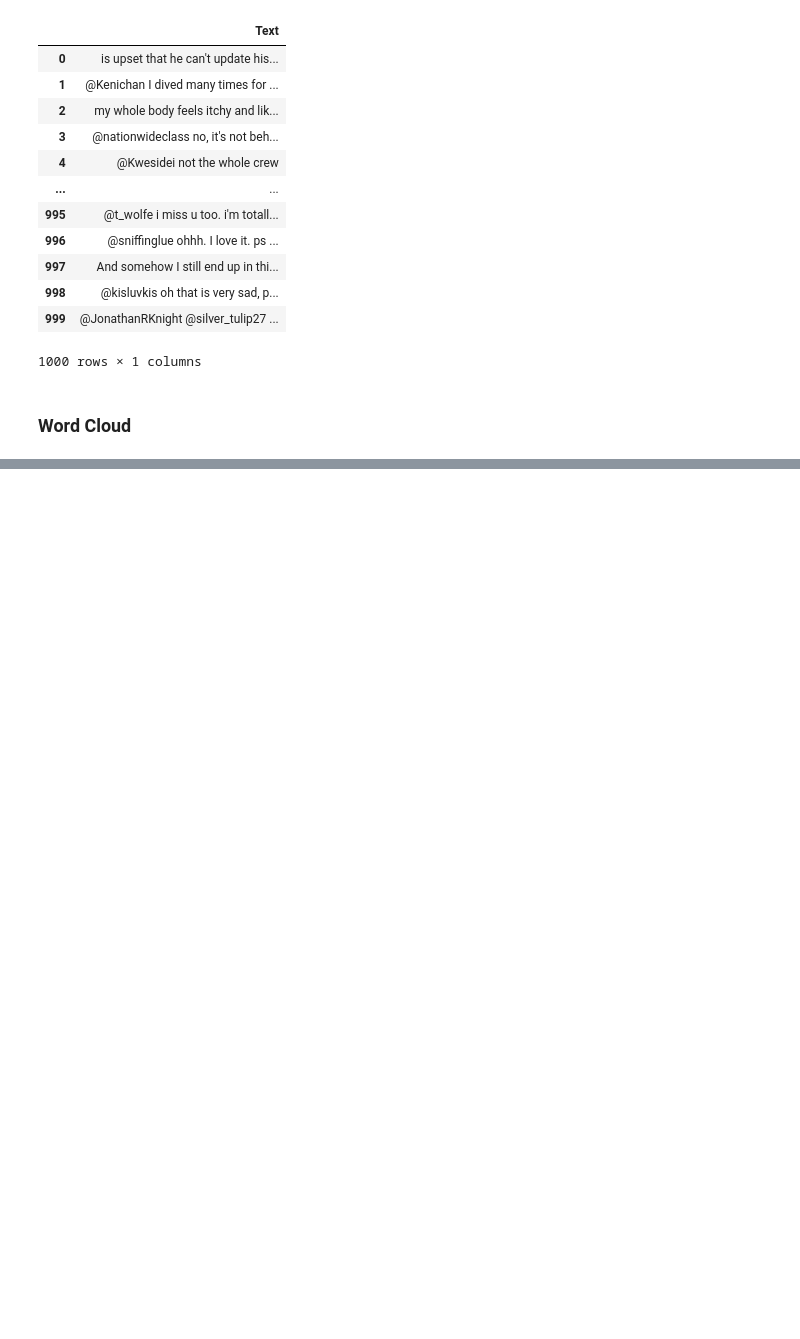
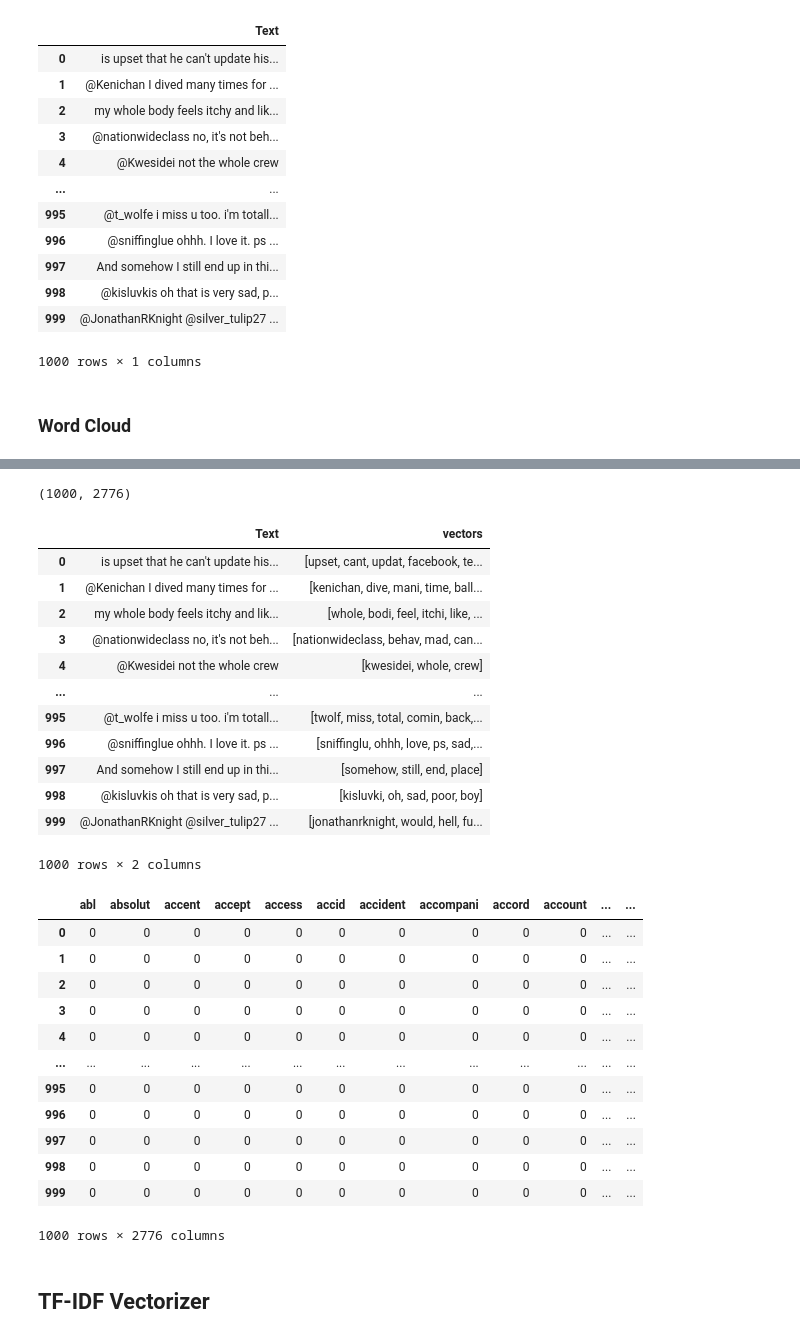
Before and after one commit to NLP-Natural-Language-Processing/3-Cosine_Similarity_TF_IDF, a Jupyter notebook: Tweets | NLP Cosine Similarity | TF-IDF.ipynb, the cells around one changed output, grey strips where cells are left out. Saved outputs shown, nothing was run; the diff lists cells and outputs as text; code cells hidden in the pictures; blank space fills up the shorter version.

```diff
--- a/Tweets | NLP Cosine Similarity | TF-IDF.ipynb
+++ b/Tweets | NLP Cosine Similarity | TF-IDF.ipynb
@@ -77,0 +138,3 @@ df
+# %%
+df['vectors'] = df_clean_text['clean_text'].apply(remove_stopwords)
+df.head()
@@ -77,0 +155,9 @@ df
+# %%
+def custom_token(text):
+    # specific format to feed into count vectorizer and tf-idf
+    result = text.split(' ')
+    return result
+# %%
+# see example of format that we need to feed into count vectorization and tf-idf
+corpus = [' '.join(words) for words in df['vectors']]
+corpus[:2]
@@ -77,0 +169,5 @@ df
+# %%
+# Initialize the CountVectorizer with custom token
+count_vectorizer = CountVectorizer(tokenizer=custom_token)
+# Fit the vectorizer and transform the text into a term-document matrix
+count_vect = count_vectorizer.fit_transform(corpus)
@@ -77,0 +189,39 @@ df
+# %%
+count_vect.toarray().shape
+# %% [output]
+(1000, 2776)
+# %%
+df_count_vect = pd.DataFrame(count_vect.toarray(),
+                             columns=count_vectorizer.get_feature_names_out(),
+                             )
+display(df)
+display(df_count_vect)
+# %% [output]
+|  | Text | vectors |
+| 0 | is upset that he can't update his... | [upset, cant, updat, facebook, te... |
+| 1 | @Kenichan I dived many times for ... | [kenichan, dive, mani, time, ball... |
+| 2 | my whole body feels itchy and lik... | [whole, bodi, feel, itchi, like, ... |
+| 3 | @nationwideclass no, it's not beh... | [nationwideclass, behav, mad, can... |
+| 4 | @Kwesidei not the whole crew | [kwesidei, whole, crew] |
+| ... | ... | ... |
+| 995 | @t_wolfe i miss u too. i'm totall... | [twolf, miss, total, comin, back,... |
+| 996 | @sniffinglue ohhh. I love it. ps ... | [sniffinglu, ohhh, love, ps, sad,... |
+| 997 | And somehow I still end up in thi... | [somehow, still, end, place] |
+| 998 | @kisluvkis oh that is very sad, p... | [kisluvki, oh, sad, poor, boy] |
+| 999 | @JonathanRKnight @silver_tulip27 ... | [jonathanrknight, would, hell, fu... |
+1000 rows × 2 columns
+|  | abl | absolut | accent | accept | access | accid | accident | accompani | accord | account | ... | ... |
+| 0 | 0 | 0 | 0 | 0 | 0 | 0 | 0 | 0 | 0 | 0 | ... | ... |
+| 1 | 0 | 0 | 0 | 0 | 0 | 0 | 0 | 0 | 0 | 0 | ... | ... |
+| 2 | 0 | 0 | 0 | 0 | 0 | 0 | 0 | 0 | 0 | 0 | ... | ... |
+| 3 | 0 | 0 | 0 | 0 | 0 | 0 | 0 | 0 | 0 | 0 | ... | ... |
+| 4 | 0 | 0 | 0 | 0 | 0 | 0 | 0 | 0 | 0 | 0 | ... | ... |
+| ... | ... | ... | ... | ... | ... | ... | ... | ... | ... | ... | ... | ... |
+| 995 | 0 | 0 | 0 | 0 | 0 | 0 | 0 | 0 | 0 | 0 | ... | ... |
+| 996 | 0 | 0 | 0 | 0 | 0 | 0 | 0 | 0 | 0 | 0 | ... | ... |
+| 997 | 0 | 0 | 0 | 0 | 0 | 0 | 0 | 0 | 0 | 0 | ... | ... |
+| 998 | 0 | 0 | 0 | 0 | 0 | 0 | 0 | 0 | 0 | 0 | ... | ... |
+| 999 | 0 | 0 | 0 | 0 | 0 | 0 | 0 | 0 | 0 | 0 | ... | ... |
+1000 rows × 2776 columns
+# %% [markdown]
+## TF-IDF Vectorizer
```
Also changed, not shown: parts of 31 cells of this notebook, 1 other file.
